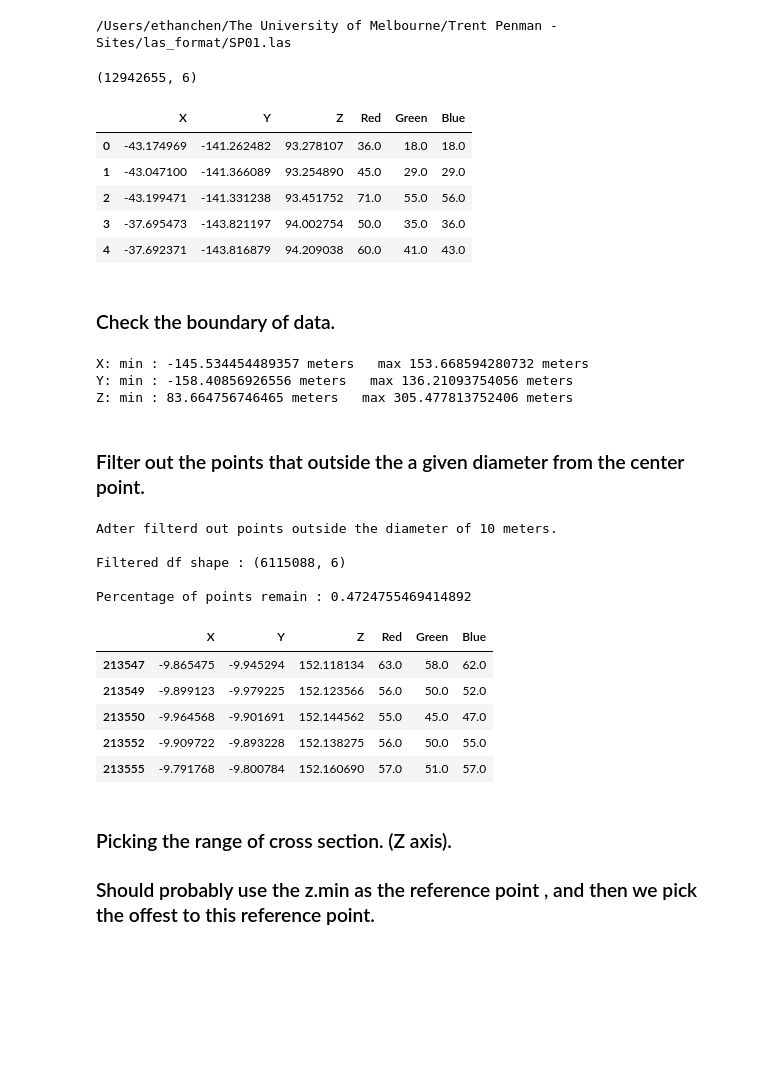
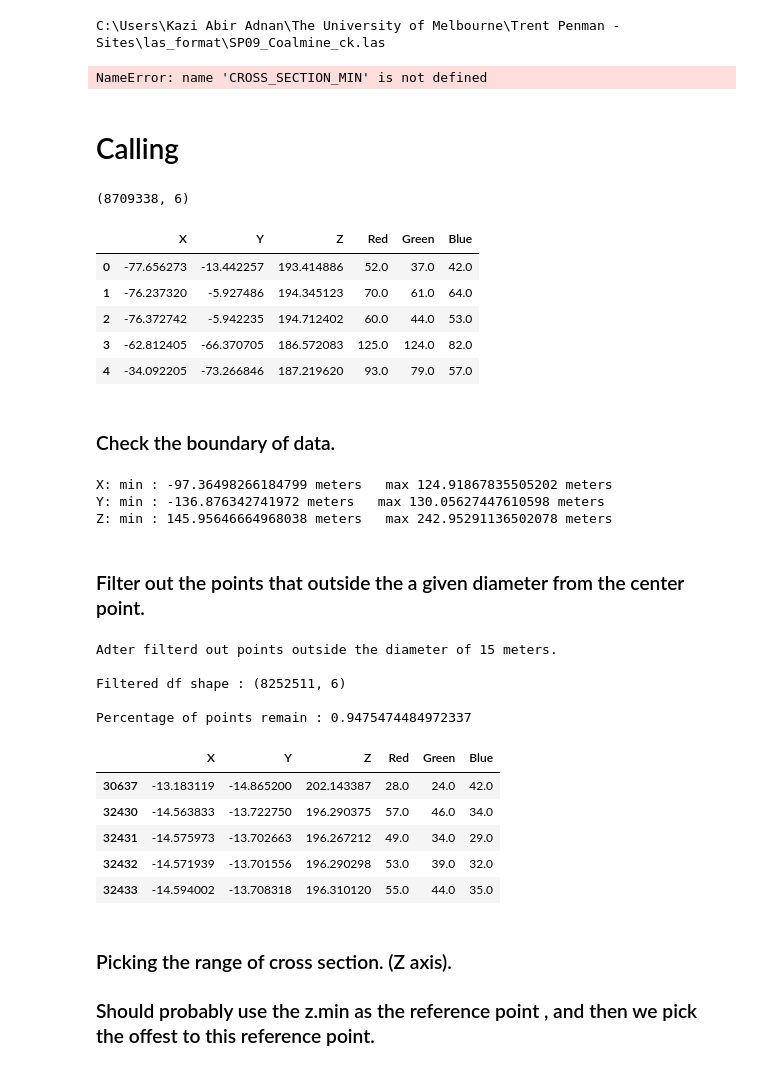
Before and after one commit to iknow1988/MAMIF, a Jupyter notebook: Preprocessing For cross-section.ipynb, the cells around one changed output. Cells and saved outputs as stored; diff of their text form; code cells hidden in the pictures; blank space fills up the shorter version.

```diff
--- a/Preprocessing For cross-section.ipynb
+++ b/Preprocessing For cross-section.ipynb
@@ -9,14 +11,9 @@ from sklearn import preprocessing
 from pathlib import Path
 %matplotlib inline
 # %%
-file_root_path = Path("/Users/ethanchen/The University of Melbourne/Trent Penman - Sites")
-
-file_root_path
+file_root_path = Path(r"C:\Users\Kazi Abir Adnan\The University of Melbourne\Trent Penman - Sites")
 las_format_folder = file_root_path / 'las_format'
-
-from os import listdir
-from os.path import isfile, join
-mypath = "/Users/ethanchen/The University of Melbourne/Trent Penman - Sites/las_format"
+mypath = r"C:\Users\Kazi Abir Adnan\The University of Melbourne\Trent Penman - Sites\las_format"
 onlyfiles = [f for f in listdir(mypath) if isfile(join(mypath, f)) and f.endswith('las')]
 onlyfiles
 # %% [output]
@@ -56,13 +55,12 @@ def makeDf(file_location_las):
     df_las['Blue'] = inFile.blue/256
 #     print("Length of dataset:", df_las.shape[0])
 
-
     return df_las
 
 
-file_of_interest =  'SP01.las'
+file_of_interest =  'SP09_Coalmine_ck.las'
 
 file_location = las_format_folder/file_of_interest
 print(file_location)
 # %% [output]
-/Users/ethanchen/The University of Melbourne/Trent Penman - Sites/las_format/SP01.las
+C:\Users\Kazi Abir Adnan\The University of Melbourne\Trent Penman - Sites\las_format\SP09_Coalmine_ck.las
@@ -68,0 +86,18 @@ print(file_location)
+# %%
+def filter_by_high_rage(df , z_min = CROSS_SECTION_MIN, z_max = CROSS_SECTION_MAX):
+    """
+    df: Data frame want to filter out the rows.
+    z_min and z_max:
+        range of high intereseted.
+
+    return:
+        a duplicate data frame.
+        usage df = points_with_diameters(df, diameter) to overwrite the existing object to pontentially
+        save memory usage.
+    """
+
+    df_z_filtered = df_filtered[(df_filtered['Z'] >= z_min) &
+                            (df_filtered['Z'] <= z_max)]
+    return df_z_filtered
+# %% [output]
+NameError: name 'CROSS_SECTION_MIN' is not defined
@@ -69,54 +117,53 @@ print(file_location)
+# %% [markdown]
+# Calling
 # %%
 df = makeDf(file_location)
 print(df.shape)
 df.head()
 # %% [output]
-(12942655, 6)
+(8709338, 6)
 |  | X | Y | Z | Red | Green | Blue |
-| 0 | -43.174969 | -141.262482 | 93.278107 | 36.0 | 18.0 | 18.0 |
-| 1 | -43.047100 | -141.366089 | 93.254890 | 45.0 | 29.0 | 29.0 |
-| 2 | -43.199471 | -141.331238 | 93.451752 | 71.0 | 55.0 | 56.0 |
-| 3 | -37.695473 | -143.821197 | 94.002754 | 50.0 | 35.0 | 36.0 |
-| 4 | -37.692371 | -143.816879 | 94.209038 | 60.0 | 41.0 | 43.0 |
+| 0 | -77.656273 | -13.442257 | 193.414886 | 52.0 | 37.0 | 42.0 |
+| 1 | -76.237320 | -5.927486 | 194.345123 | 70.0 | 61.0 | 64.0 |
+| 2 | -76.372742 | -5.942235 | 194.712402 | 60.0 | 44.0 | 53.0 |
+| 3 | -62.812405 | -66.370705 | 186.572083 | 125.0 | 124.0 | 82.0 |
+| 4 | -34.092205 | -73.266846 | 187.219620 | 93.0 | 79.0 | 57.0 |
 # %% [markdown]
 ### Check the boundary of data.
 # %%
-
-
-
-
 print("X: min : {} meters   max {} meters ".format(df['X'].min() , df['X'].max()))
 print("Y: min : {} meters   max {} meters ".format(df['Y'].min() , df['Y'].max()))
 print("Z: min : {} meters   max {} meters ".format(df['Z'].min() , df['Z'].max()))
-# print(df['Z'].max())
 # %% [output]
-X: min : -145.534454489357 meters   max 153.668594280732 meters
-Y: min : -158.40856926556 meters   max 136.21093754056 meters
-Z: min : 83.664756746465 meters   max 305.477813752406 meters
+X: min : -97.36498266184799 meters   max 124.91867835505202 meters
+Y: min : -136.876342741972 meters   max 130.05627447610598 meters
+Z: min : 145.95646664968038 meters   max 242.95291136502078 meters
+# %%
+df['Z'] = np.where(df['Z'] > df['Z'].min(), df['Z'] - abs(df['Z'].min()), df['Z'])
 # %% [markdown]
 ### Filter out the points that outside the a given diameter from the center point.
 # %%
-DIAMETER_OF_INTEREST = 10
+DIAMETER_OF_INTEREST = 15
 
 D = DIAMETER_OF_INTEREST
 df_filtered = df[(df['X'] <= D) & (df['X'] >= -D) & (df['Y'] <= D) & (df['Y'] >= -D)]
 
 print("Adter filterd out points outside the diameter of {} meters.\n".format(DIAMETER_OF_INTEREST))
 
 print("Filtered df shape : {}\n".format(df_filtered.shape))
 
 print("Percentage of points remain : {}\n".format(df_filtered.shape[0] / df.shape[0]))
 
 df_filtered.head()
 # %% [output]
-Adter filterd out points outside the diameter of 10 meters.
+Adter filterd out points outside the diameter of 15 meters.
 
-Filtered df shape : (6115088, 6)
+Filtered df shape : (8252511, 6)
 
-Percentage of points remain : 0.4724755469414892
+Percentage of points remain : 0.9475474484972337
 |  | X | Y | Z | Red | Green | Blue |
-| 213547 | -9.865475 | -9.945294 | 152.118134 | 63.0 | 58.0 | 62.0 |
-| 213549 | -9.899123 | -9.979225 | 152.123566 | 56.0 | 50.0 | 52.0 |
-| 213550 | -9.964568 | -9.901691 | 152.144562 | 55.0 | 45.0 | 47.0 |
-| 213552 | -9.909722 | -9.893228 | 152.138275 | 56.0 | 50.0 | 55.0 |
-| 213555 | -9.791768 | -9.800784 | 152.160690 | 57.0 | 51.0 | 57.0 |
+| 30637 | -13.183119 | -14.865200 | 202.143387 | 28.0 | 24.0 | 42.0 |
+| 32430 | -14.563833 | -13.722750 | 196.290375 | 57.0 | 46.0 | 34.0 |
+| 32431 | -14.575973 | -13.702663 | 196.267212 | 49.0 | 34.0 | 29.0 |
+| 32432 | -14.571939 | -13.701556 | 196.290298 | 53.0 | 39.0 | 32.0 |
+| 32433 | -14.594002 | -13.708318 | 196.310120 | 55.0 | 44.0 | 35.0 |
```
Also changed, not shown: parts of 20 cells of this notebook.
